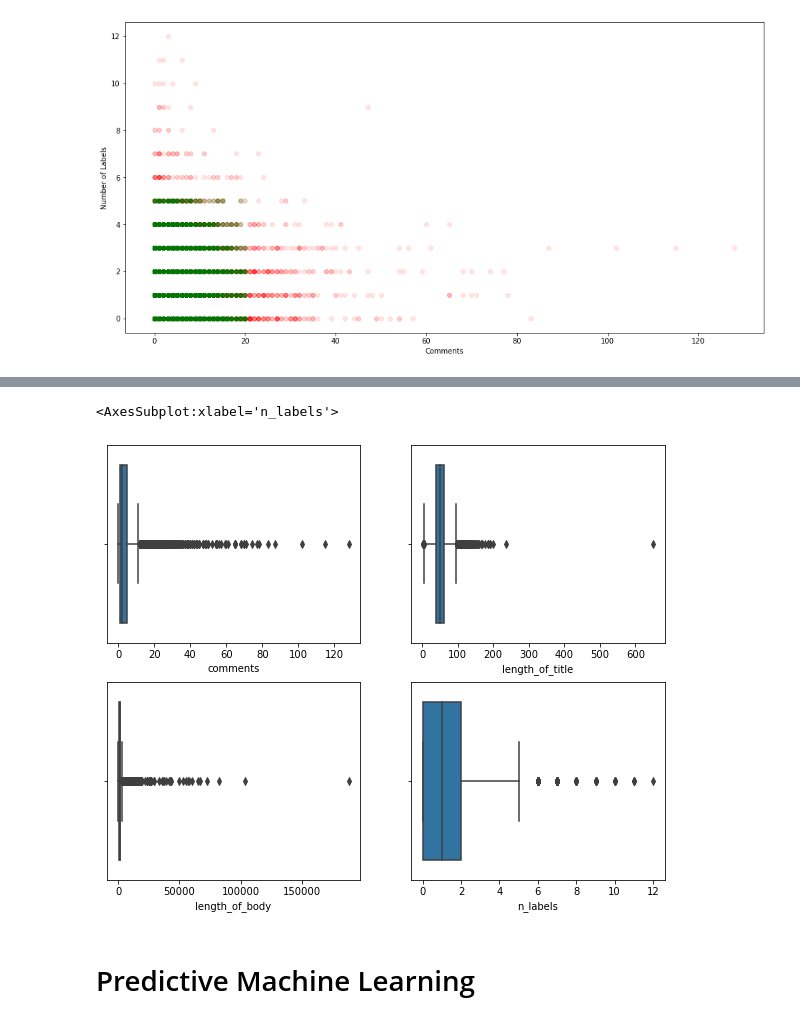
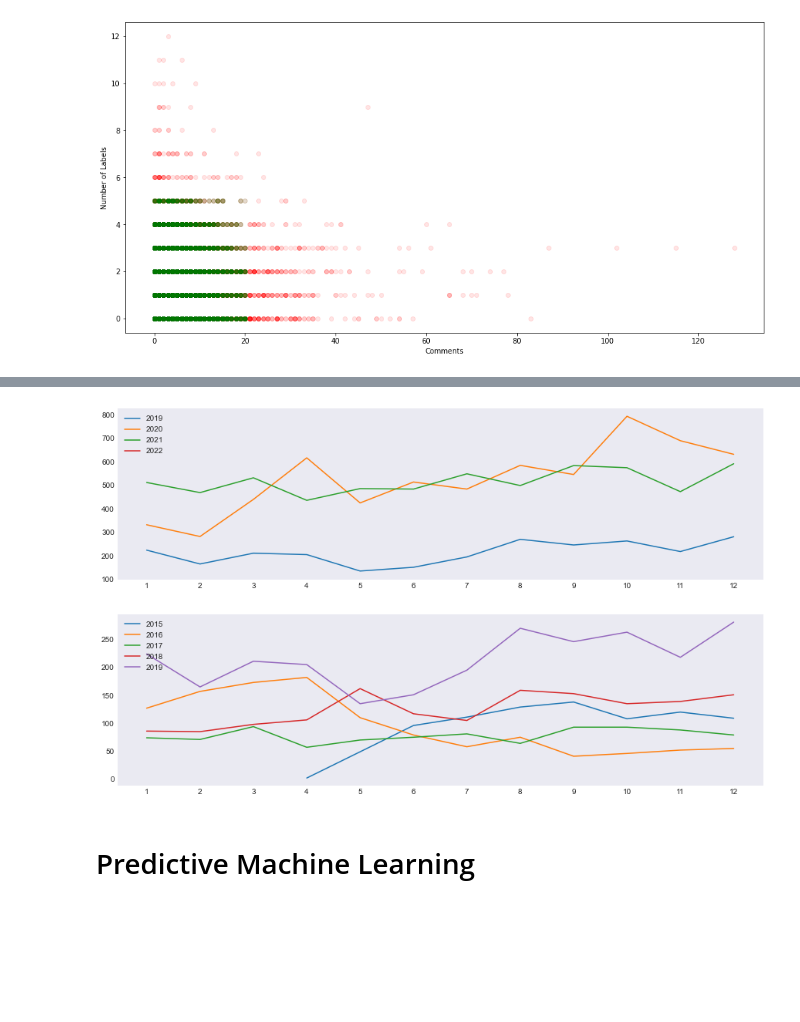
Before and after one commit to AmirZahre/Github_Org_Repo_Analysis, a Jupyter notebook: astronomer_V1.ipynb, the cells around one changed output, grey strips where cells are left out. Cells and saved outputs as stored; diff of their text form; code cells hidden in the pictures; blank space fills up the shorter version.

Commit message:
plots

```diff
--- a/astronomer_V1.ipynb
+++ b/astronomer_V1.ipynb
@@ -423,13 +394,40 @@ sns.boxplot(ax=ax[1,1], x=df_cleaned.n_labels)
-# %%
-fig, ax = plt.subplots(2,2, figsize=(10,8))
-
-sns.boxplot(ax=ax[0,0], x=df.comments)
-sns.boxplot(ax=ax[0,1], x=df.length_of_title)
-sns.boxplot(ax=ax[1,0], x=df.length_of_body)
-sns.boxplot(ax=ax[1,1], x=df.n_labels)
-# %% [output]
-<AxesSubplot:xlabel='n_labels'>
-[figure, removed]
+# %%
+monthly = (df.groupby([df.created_date.dt.year, df.created_date.dt.month])
+           .size()
+           .rename_axis(index=['year', 'month'],)
+           .reset_index())
+
+monthly.columns.values[2] = "number_of_tickets"
+# %%
+fig, ax = plt.subplots(nrows=2, ncols=1, figsize=(15,9))
+
+
+# plotting for each year, by month
+# years of 2019 to present
+years = [2019,2020, 2021, 2022]
+i = 0
+for year in years:
+    sub = monthly[monthly['year'] == year]
+    ax[0].plot(sub['month'], sub['number_of_tickets'], label=year)
+    i += 1
+    ax[0].legend(loc="upper left")
+
+# years prior to, and including, 2019
+years = [2015, 2016, 2017, 2018, 2019]
+i = 0
+for year in years:
+    sub = monthly[monthly['year'] == year]
+    ax[1].plot(sub['month'], sub['number_of_tickets'], label=year)
+    i += 1
+    ax[1].legend(loc="upper left")
+
+
+plt.style.use('seaborn-dark')
+ax[0].set_xticks(np.arange(1, 13, 1.0))
+ax[1].set_xticks(np.arange(1, 13, 1.0))
+plt.show()
+# %% [output]
+[figure, added]
 # %%
 '''
 Let's look at 'dead' tickets: ones open for more than, lets say
```
Also changed, not shown: parts of 6 cells of this notebook.
